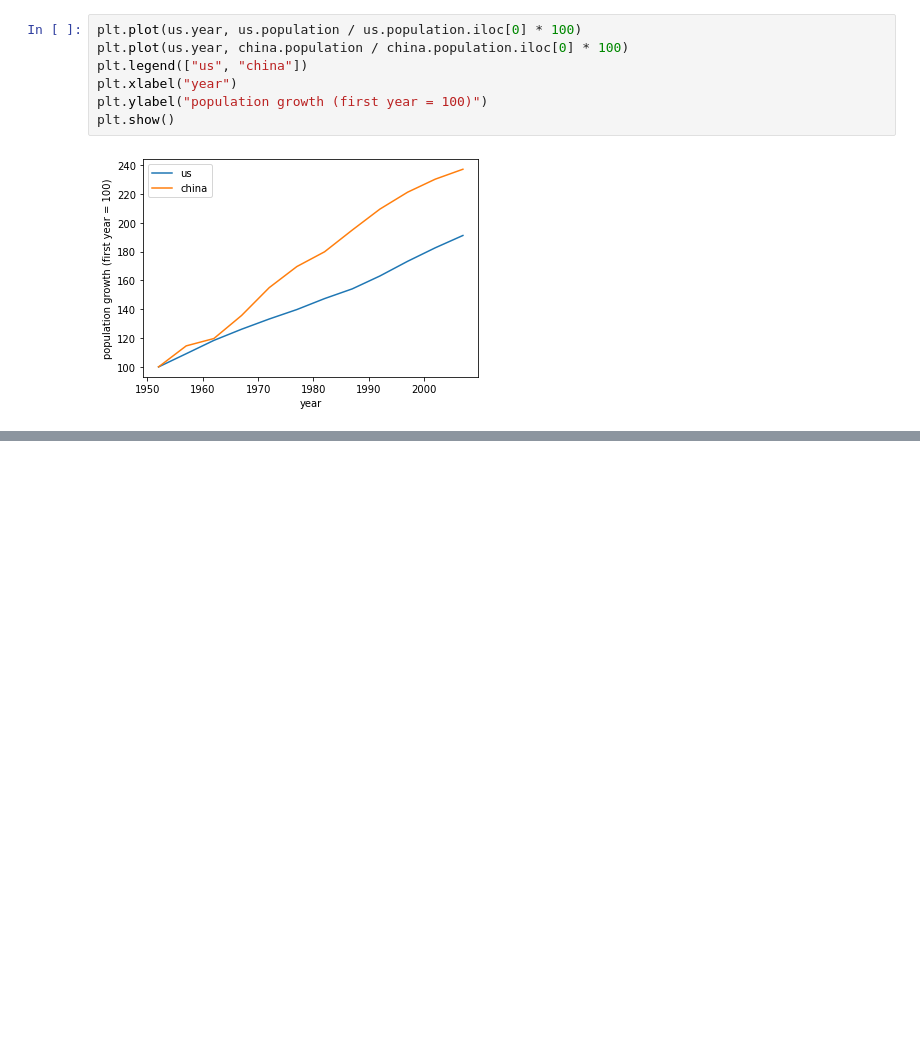
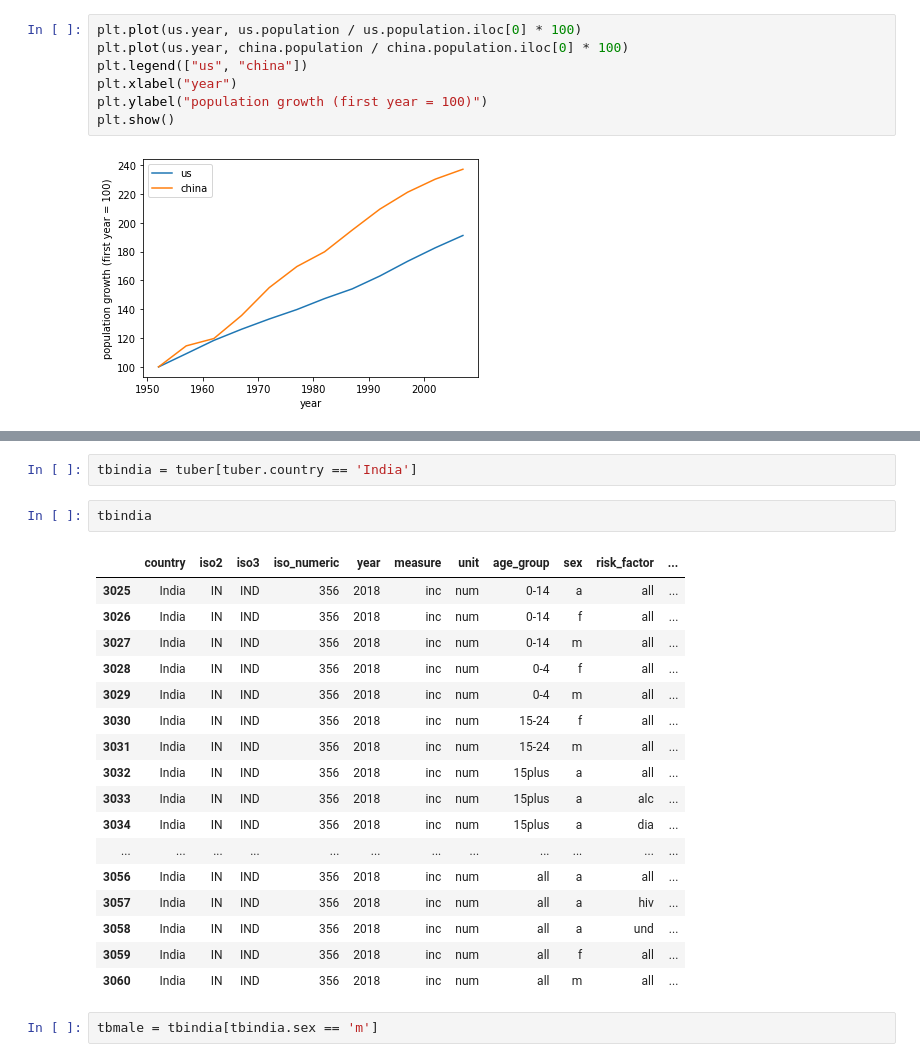
Before and after one commit to puja-ui/Data-Visualisation, a Jupyter notebook: data vs.ipynb, the cells around one changed output, grey strips where cells are left out. Saved outputs shown, nothing was run; the diff lists cells and outputs as text; blank space fills up the shorter version.

```diff
--- a/data vs.ipynb
+++ b/data vs.ipynb
@@ -263,0 +282,24 @@ plt.show()
+# %%
+tbindia = tuber[tuber.country == 'India']
+# %%
+tbindia
+# %% [output]
+|  | country | iso2 | iso3 | iso_numeric | year | measure | unit | age_group | sex | risk_factor | ... |
+| 3025 | India | IN | IND | 356 | 2018 | inc | num | 0-14 | a | all | ... |
+| 3026 | India | IN | IND | 356 | 2018 | inc | num | 0-14 | f | all | ... |
+| 3027 | India | IN | IND | 356 | 2018 | inc | num | 0-14 | m | all | ... |
+| 3028 | India | IN | IND | 356 | 2018 | inc | num | 0-4 | f | all | ... |
+| 3029 | India | IN | IND | 356 | 2018 | inc | num | 0-4 | m | all | ... |
+| 3030 | India | IN | IND | 356 | 2018 | inc | num | 15-24 | f | all | ... |
+| 3031 | India | IN | IND | 356 | 2018 | inc | num | 15-24 | m | all | ... |
+| 3032 | India | IN | IND | 356 | 2018 | inc | num | 15plus | a | all | ... |
+| 3033 | India | IN | IND | 356 | 2018 | inc | num | 15plus | a | alc | ... |
+| 3034 | India | IN | IND | 356 | 2018 | inc | num | 15plus | a | dia | ... |
+| ... | ... | ... | ... | ... | ... | ... | ... | ... | ... | ... | ... |
+| 3056 | India | IN | IND | 356 | 2018 | inc | num | all | a | all | ... |
+| 3057 | India | IN | IND | 356 | 2018 | inc | num | all | a | hiv | ... |
+| 3058 | India | IN | IND | 356 | 2018 | inc | num | all | a | und | ... |
+| 3059 | India | IN | IND | 356 | 2018 | inc | num | all | f | all | ... |
+| 3060 | India | IN | IND | 356 | 2018 | inc | num | all | m | all | ... |
+# %%
+tbmale = tbindia[tbindia.sex == 'm']
```
Also changed, not shown: parts of 6 cells of this notebook.
